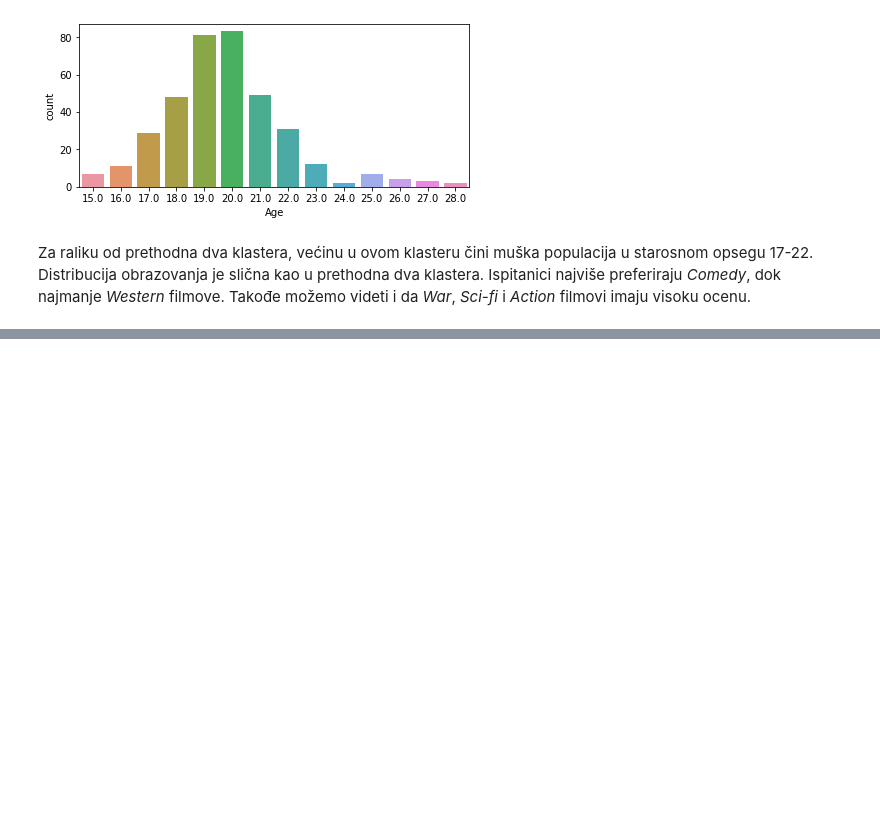
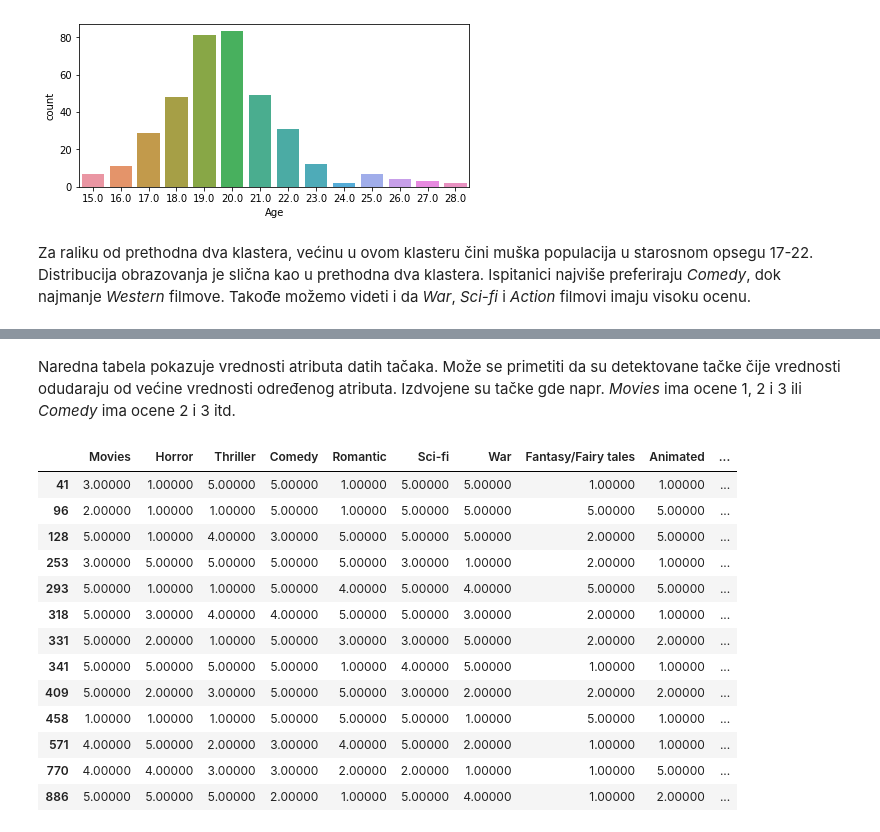
Before and after one commit to LastChanceKatze/ml_young_people_survey, a Jupyter notebook: movie_preferences_clustering.ipynb, the cells around one changed output, grey strips where cells are left out. Cells and saved outputs as stored; diff of their text form; code cells hidden in the pictures; blank space fills up the shorter version.

```diff
--- a/movie_preferences_clustering.ipynb
+++ b/movie_preferences_clustering.ipynb
@@ -788,0 +865,19 @@ Za raliku od prethodna dva klastera, većinu u ovom klasteru čini muška popula
+# %% [markdown]
+Naredna tabela pokazuje vrednosti atributa datih tačaka. Može se primetiti da su detektovane tačke čije vrednosti odudaraju od većine vrednosti određenog atributa. Izdvojene su tačke gde napr. *Movies* ima ocene 1, 2 i 3 ili *Comedy* ima ocene 2 i 3 itd.
+# %%
+data_movie.iloc[km_outlier_inx, :]
+# %% [output]
+|  | Movies | Horror | Thriller | Comedy | Romantic | Sci-fi | War | Fantasy/Fairy tales | Animated | ... |
+| 41 | 3.00000 | 1.00000 | 5.00000 | 5.00000 | 1.00000 | 5.00000 | 5.00000 | 1.00000 | 1.00000 | ... |
+| 96 | 2.00000 | 1.00000 | 1.00000 | 5.00000 | 1.00000 | 5.00000 | 5.00000 | 5.00000 | 5.00000 | ... |
+| 128 | 5.00000 | 1.00000 | 4.00000 | 3.00000 | 5.00000 | 5.00000 | 5.00000 | 2.00000 | 5.00000 | ... |
+| 253 | 3.00000 | 5.00000 | 5.00000 | 5.00000 | 5.00000 | 3.00000 | 1.00000 | 2.00000 | 1.00000 | ... |
+| 293 | 5.00000 | 1.00000 | 1.00000 | 5.00000 | 4.00000 | 5.00000 | 4.00000 | 5.00000 | 5.00000 | ... |
+| 318 | 5.00000 | 3.00000 | 4.00000 | 4.00000 | 5.00000 | 5.00000 | 3.00000 | 2.00000 | 1.00000 | ... |
+| 331 | 5.00000 | 2.00000 | 1.00000 | 5.00000 | 3.00000 | 3.00000 | 5.00000 | 2.00000 | 2.00000 | ... |
+| 341 | 5.00000 | 5.00000 | 5.00000 | 5.00000 | 1.00000 | 4.00000 | 5.00000 | 1.00000 | 1.00000 | ... |
+| 409 | 5.00000 | 2.00000 | 3.00000 | 5.00000 | 5.00000 | 3.00000 | 2.00000 | 2.00000 | 2.00000 | ... |
+| 458 | 1.00000 | 1.00000 | 1.00000 | 5.00000 | 5.00000 | 5.00000 | 1.00000 | 5.00000 | 1.00000 | ... |
+| 571 | 4.00000 | 5.00000 | 2.00000 | 3.00000 | 4.00000 | 5.00000 | 2.00000 | 1.00000 | 1.00000 | ... |
+| 770 | 4.00000 | 4.00000 | 3.00000 | 3.00000 | 2.00000 | 2.00000 | 1.00000 | 1.00000 | 5.00000 | ... |
+| 886 | 5.00000 | 5.00000 | 5.00000 | 2.00000 | 1.00000 | 5.00000 | 4.00000 | 1.00000 | 2.00000 | ... |
```
Also changed, not shown: parts of 20 cells of this notebook, 2 other files.
